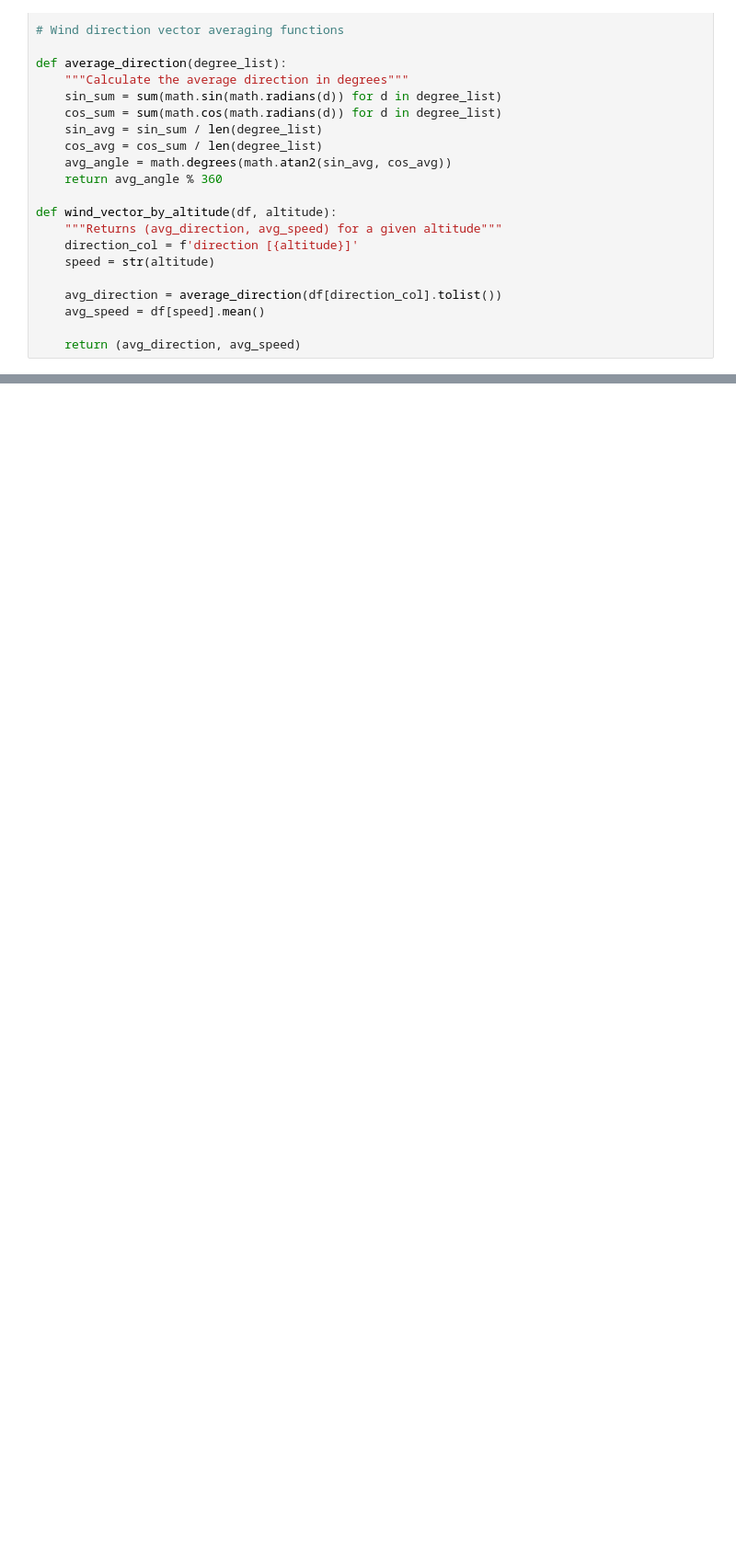
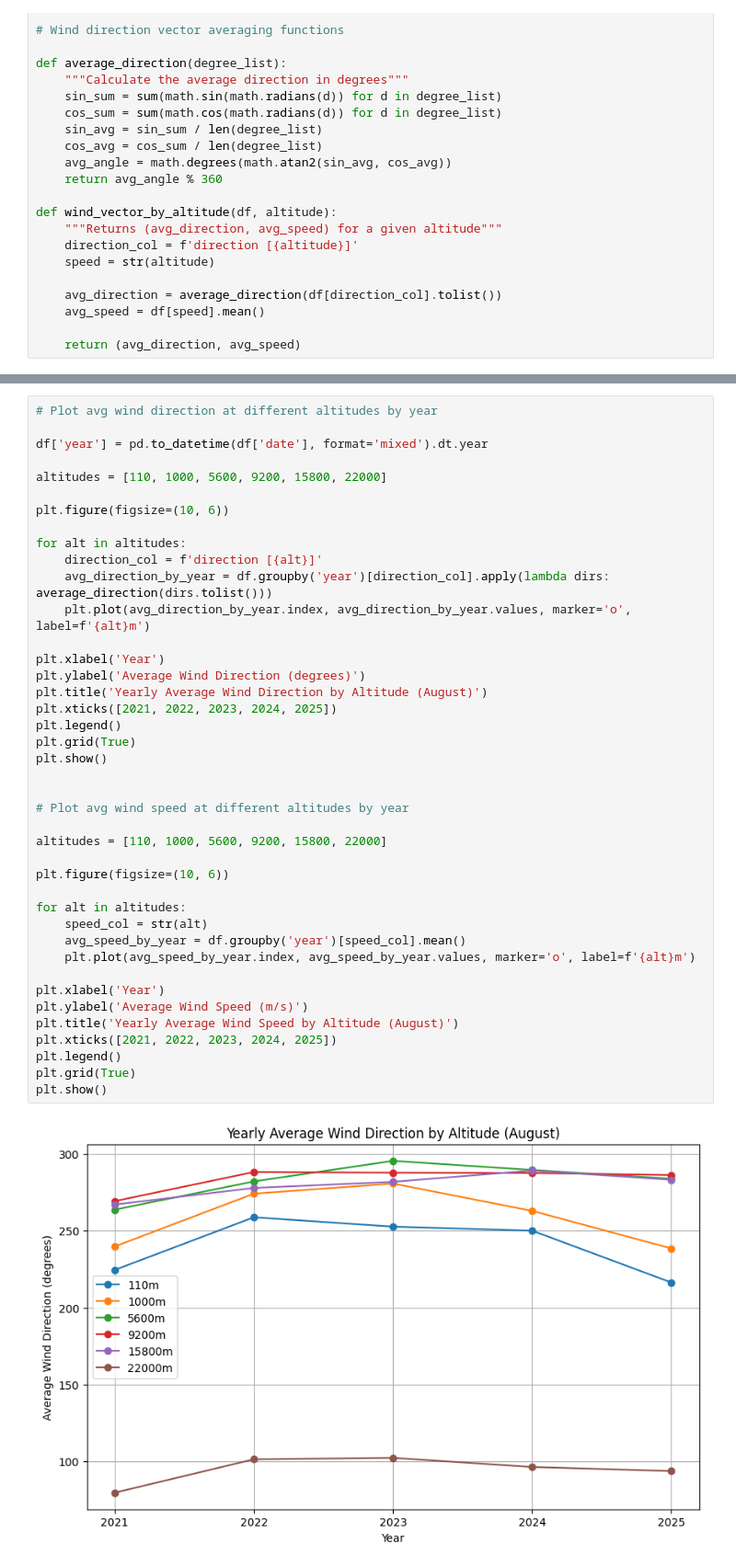
Before and after one commit to pwang-eng/wind-altitude-profiling, a Jupyter notebook: dispersion_analysis.ipynb, the cells around one changed output, grey strips where cells are left out. Shown at 92% size. Cells and saved outputs as stored; diff of their text form; blank space fills up the shorter version.

```diff
--- a/dispersion_analysis.ipynb
+++ b/dispersion_analysis.ipynb
@@ -70,0 +105,43 @@ plt.show()
+# %%
+# Plot avg wind direction at different altitudes by year
+
+df['year'] = pd.to_datetime(df['date'], format='mixed').dt.year
+
+altitudes = [110, 1000, 5600, 9200, 15800, 22000]
+
+plt.figure(figsize=(10, 6))
+
+for alt in altitudes:
+    direction_col = f'direction [{alt}]'
+    avg_direction_by_year = df.groupby('year')[direction_col].apply(lambda dirs: average_direction(dirs.tolist()))
+    plt.plot(avg_direction_by_year.index, avg_direction_by_year.values, marker='o', label=f'{alt}m')
+
+plt.xlabel('Year')
+plt.ylabel('Average Wind Direction (degrees)')
+plt.title('Yearly Average Wind Direction by Altitude (August)')
+plt.xticks([2021, 2022, 2023, 2024, 2025])
+plt.legend()
+plt.grid(True)
+plt.show()
+
+
+# Plot avg wind speed at different altitudes by year
+
+altitudes = [110, 1000, 5600, 9200, 15800, 22000]
+
+plt.figure(figsize=(10, 6))
+
+for alt in altitudes:
+    speed_col = str(alt)
+    avg_speed_by_year = df.groupby('year')[speed_col].mean()
+    plt.plot(avg_speed_by_year.index, avg_speed_by_year.values, marker='o', label=f'{alt}m')
+
+plt.xlabel('Year')
+plt.ylabel('Average Wind Speed (m/s)')
+plt.title('Yearly Average Wind Speed by Altitude (August)')
+plt.xticks([2021, 2022, 2023, 2024, 2025])
+plt.legend()
+plt.grid(True)
+plt.show()
+# %% [output]
+[figure, added]
```
Also changed, not shown: parts of 10 cells of this notebook.
